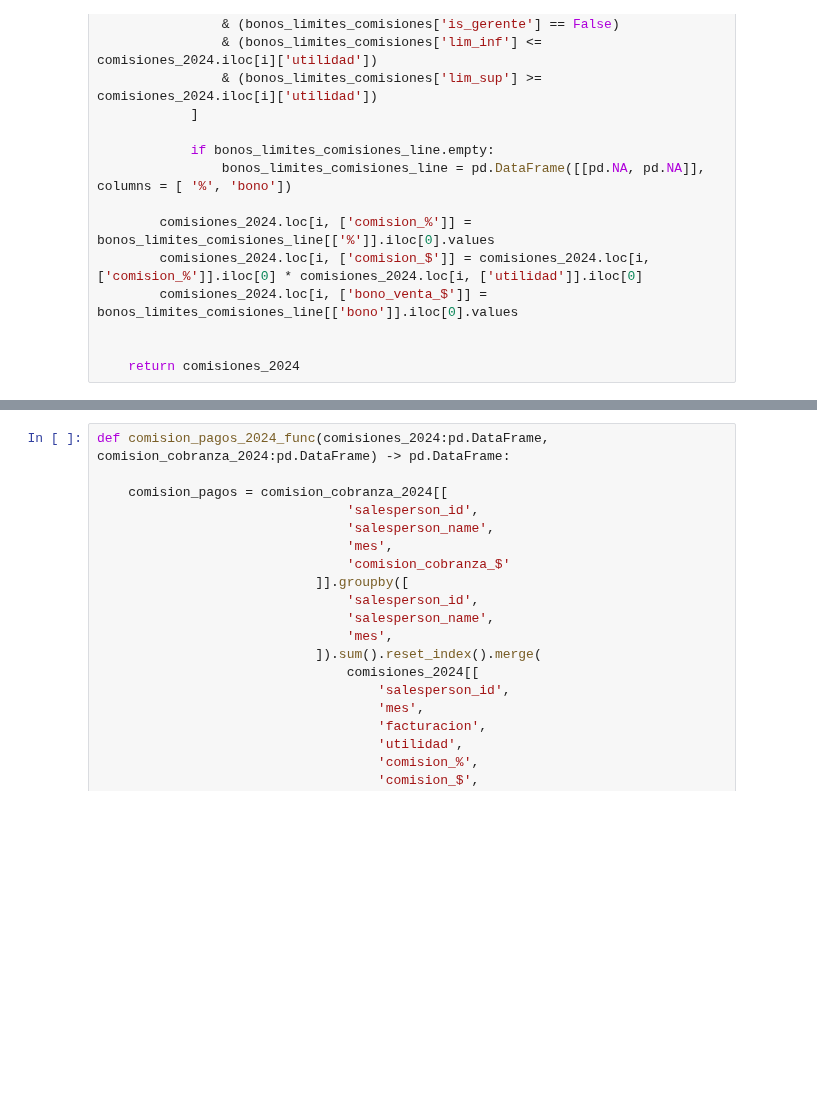
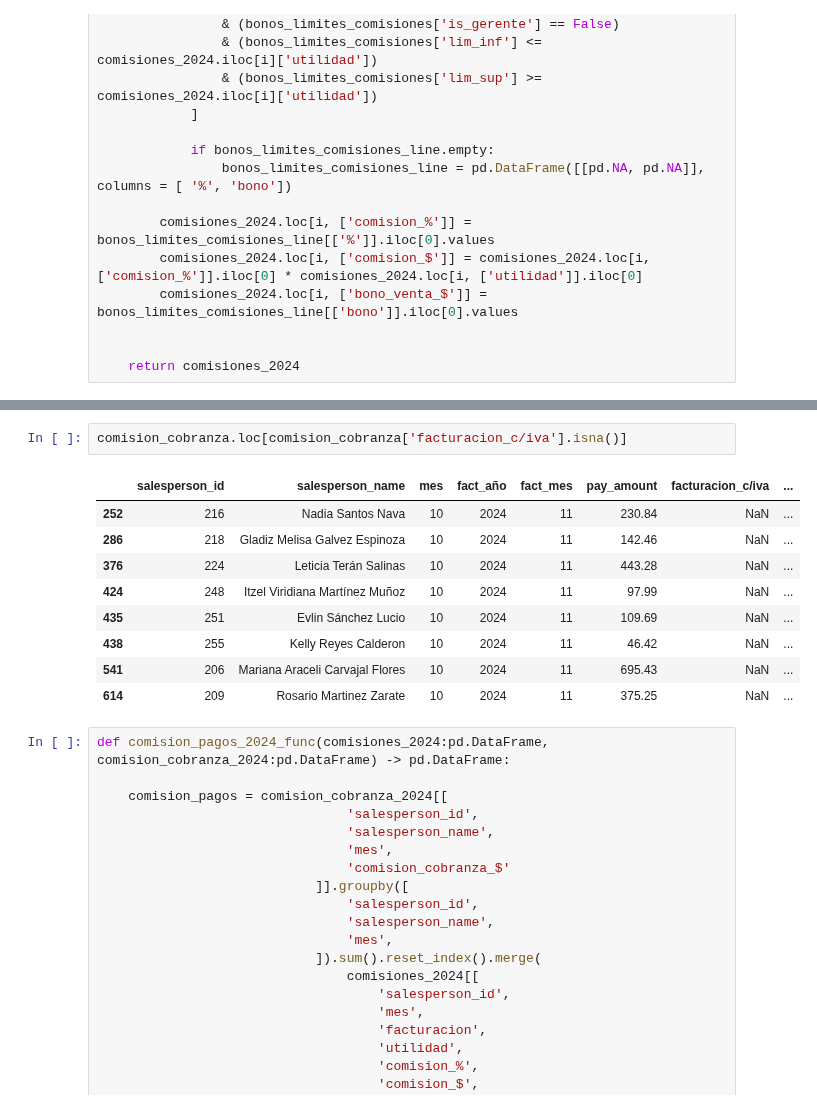
Before and after one commit to ecostichp/odoo_comisiones, a Jupyter notebook: comisiones/manage_db/odoo_comisiones_to_sql.ipynb, the cells around one changed output, grey strips where cells are left out. Drawn from its saved outputs; the diff is of its cells as text; blank space fills up the shorter version.

```diff
--- a/comisiones/manage_db/odoo_comisiones_to_sql.ipynb
+++ b/comisiones/manage_db/odoo_comisiones_to_sql.ipynb
@@ -308,3 +417,15 @@ def comision_cobranza_2024_func(cobranza_año:pd.DataFrame, datos_com_2023:pd.Da
+# %%
+comision_cobranza.loc[comision_cobranza['facturacion_c/iva'].isna()]
+# %% [output]
+|  | salesperson_id | salesperson_name | mes | fact_año | fact_mes | pay_amount | facturacion_c/iva | ... |
+| 252 | 216 | Nadia Santos Nava | 10 | 2024 | 11 | 230.84 | NaN | ... |
+| 286 | 218 | Gladiz Melisa Galvez Espinoza | 10 | 2024 | 11 | 142.46 | NaN | ... |
+| 376 | 224 | Leticia Terán Salinas | 10 | 2024 | 11 | 443.28 | NaN | ... |
+| 424 | 248 | Itzel Viridiana Martínez Muñoz | 10 | 2024 | 11 | 97.99 | NaN | ... |
+| 435 | 251 | Evlin Sánchez Lucio | 10 | 2024 | 11 | 109.69 | NaN | ... |
+| 438 | 255 | Kelly Reyes Calderon | 10 | 2024 | 11 | 46.42 | NaN | ... |
+| 541 | 206 | Mariana Araceli Carvajal Flores | 10 | 2024 | 11 | 695.43 | NaN | ... |
+| 614 | 209 | Rosario Martinez Zarate | 10 | 2024 | 11 | 375.25 | NaN | ... |
 # %%
 def comision_pagos_2024_func(comisiones_2024:pd.DataFrame, comision_cobranza_2024:pd.DataFrame) -> pd.DataFrame:
 
```
Also changed, not shown: parts of 6 cells of this notebook, 3 other files.
